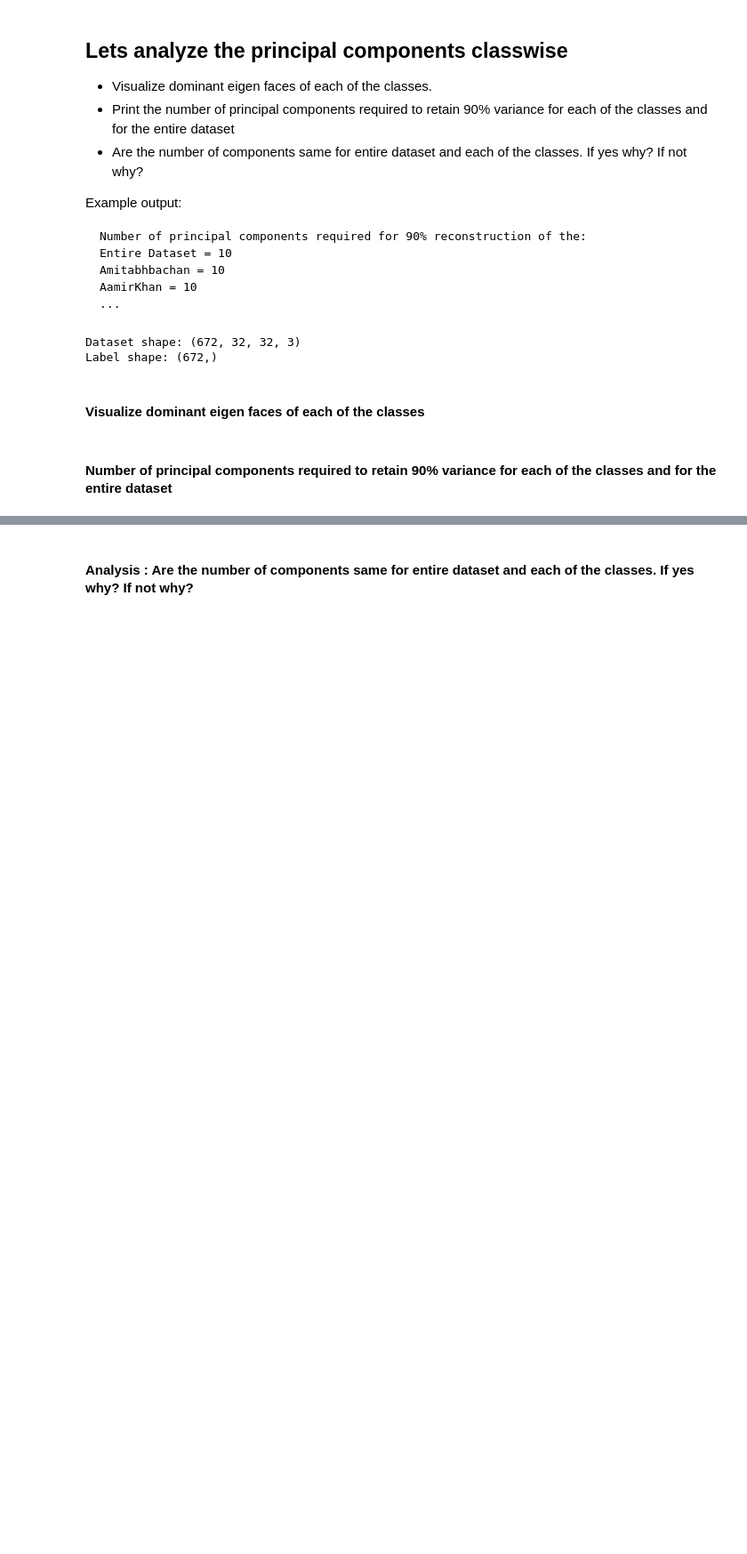
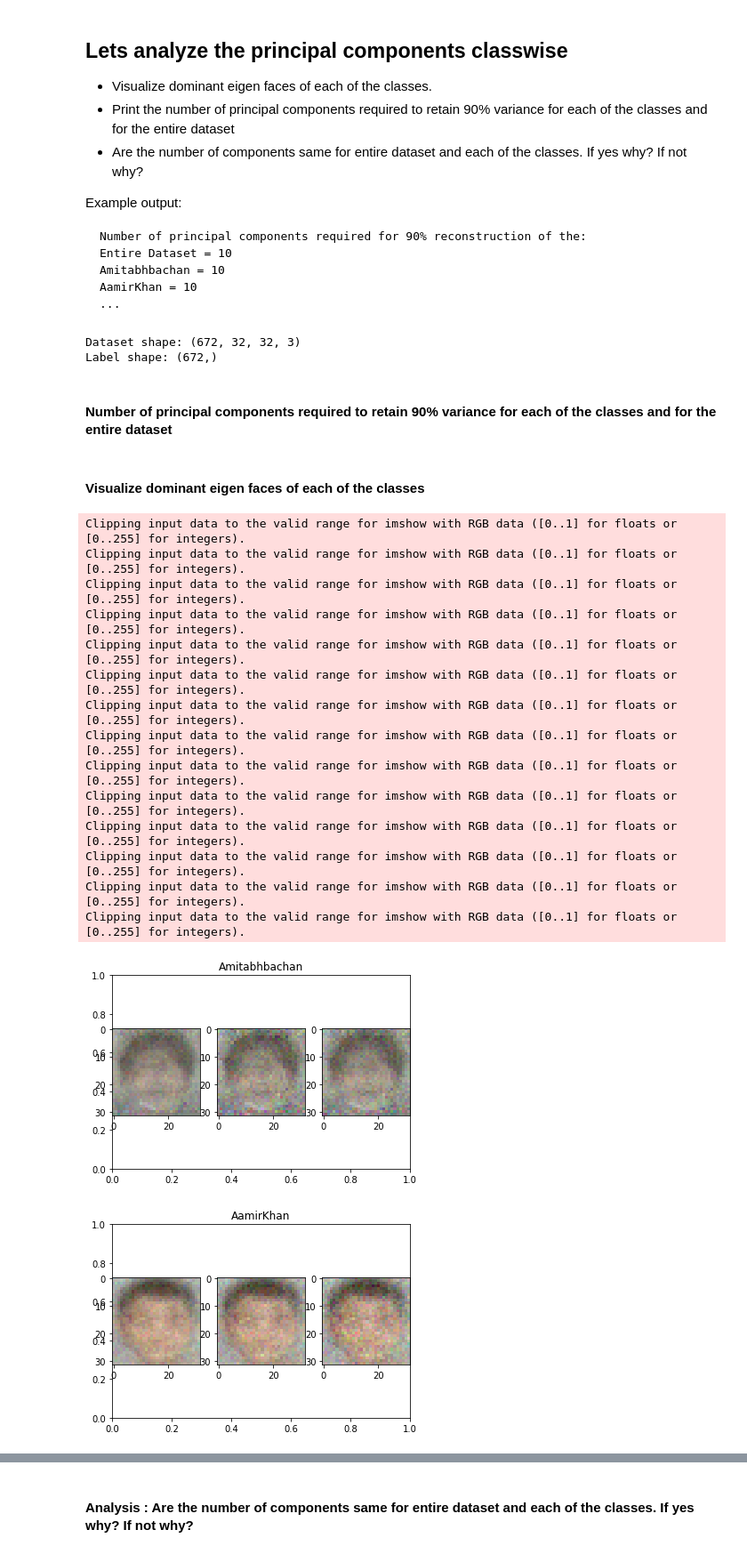
Before and after one commit to AbhinavChowdaryM98/KMeans-And-Regression, a Jupyter notebook: 2019101109_Assignment2_Q3.ipynb, the cells around one changed output, grey strips where cells are left out. Shown at 89% size. Saved outputs shown, nothing was run; the diff lists cells and outputs as text; code cells hidden in the pictures; blank space fills up the shorter version.

```diff
--- a/2019101109_Assignment2_Q3.ipynb
+++ b/2019101109_Assignment2_Q3.ipynb
@@ -241,10 +229,10 @@ X,y = load_data(dirpath)
 # %% [output]
 Dataset shape: (672, 32, 32, 3)
 Label shape: (672,)
-# %% [markdown]
-#### Visualize dominant eigen faces of each of the classes
 # %%
-# visualize
+individuals = [[] for i in range(len(set(y)))]
+for i in range(len(y)):
+  individuals[y[i]].append(X[i])
 # %% [markdown]
 #### Number of principal components required to retain 90% variance for each of the classes and for the entire dataset
 # %%
@@ -251,0 +270,41 @@ Label shape: (672,)
+# %% [markdown]
+#### Visualize dominant eigen faces of each of the classes
+# %%
+# visualize
+tmp_dict = cfw_dict = {
+    0: 'Amitabhbachan',
+    1: 'AamirKhan',
+    2: 'DwayneJohnson',
+    3: 'AishwaryaRai',
+    4: 'BarackObama',
+    5: 'NarendraModi',
+    6: 'ManmohanSingh',
+    7: 'VladimirPutin'
+}
+for j in range(8):
+  images = [(i+means[j]).reshape((32, 32, 3)) for i in np.array(data[j])]
+  fig = plt.figure()
+  plt.title(tmp_dict[j])
+  #plt.imshow(images[])
+  for i in range(len(images[:3])):
+    fig.add_subplot(1, 3, i+1)
+    plt.imshow(images[i])
+
+plt.show()
+# %% [output]
+Clipping input data to the valid range for imshow with RGB data ([0..1] for floats or [0..255] for integers).
+Clipping input data to the valid range for imshow with RGB data ([0..1] for floats or [0..255] for integers).
+Clipping input data to the valid range for imshow with RGB data ([0..1] for floats or [0..255] for integers).
+Clipping input data to the valid range for imshow with RGB data ([0..1] for floats or [0..255] for integers).
+Clipping input data to the valid range for imshow with RGB data ([0..1] for floats or [0..255] for integers).
+Clipping input data to the valid range for imshow with RGB data ([0..1] for floats or [0..255] for integers).
+Clipping input data to the valid range for imshow with RGB data ([0..1] for floats or [0..255] for integers).
+Clipping input data to the valid range for imshow with RGB data ([0..1] for floats or [0..255] for integers).
+Clipping input data to the valid range for imshow with RGB data ([0..1] for floats or [0..255] for integers).
+Clipping input data to the valid range for imshow with RGB data ([0..1] for floats or [0..255] for integers).
+Clipping input data to the valid range for imshow with RGB data ([0..1] for floats or [0..255] for integers).
+Clipping input data to the valid range for imshow with RGB data ([0..1] for floats or [0..255] for integers).
+Clipping input data to the valid range for imshow with RGB data ([0..1] for floats or [0..255] for integers).
+Clipping input data to the valid range for imshow with RGB data ([0..1] for floats or [0..255] for integers).
+[figure, added]
+[figure, added]
```
Also changed, not shown: parts of 16 cells of this notebook, 2 other files.
